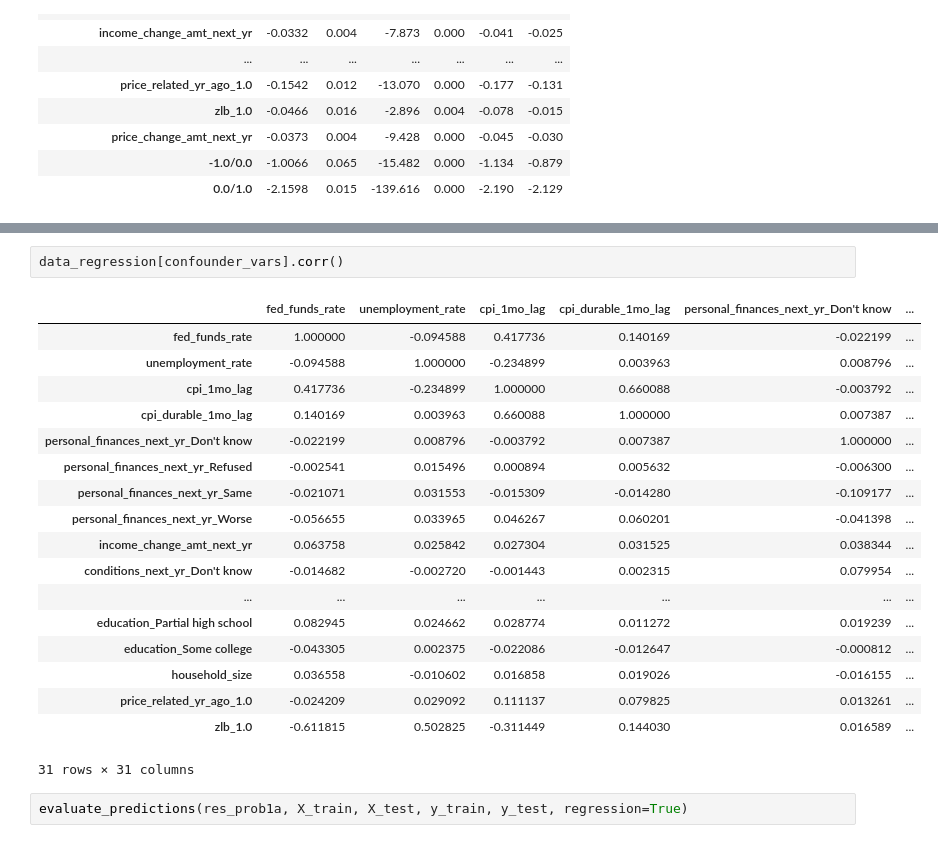
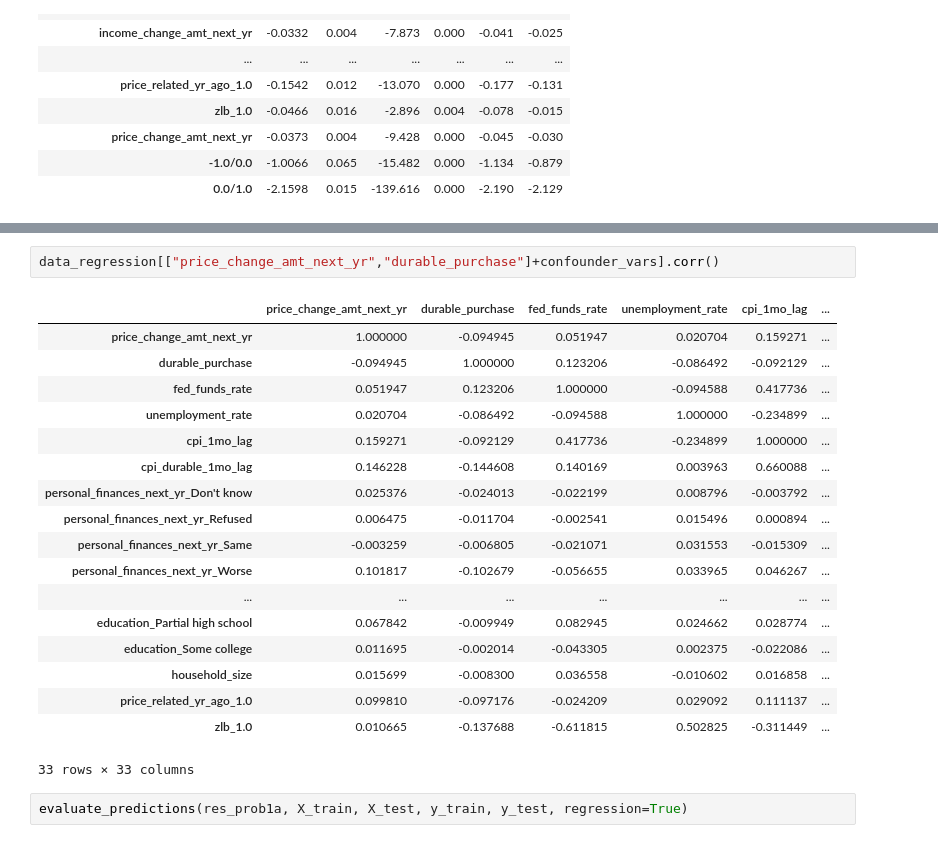
Before and after one commit to Wesley-Janson/stat27420_final_project, a Jupyter notebook: models.ipynb, the cells around one changed output, grey strips where cells are left out. Cells and saved outputs as stored; diff of their text form.

Commit message:
added corr tables we had deleted

```diff
--- a/models.ipynb
+++ b/models.ipynb
@@ -108,24 +114,24 @@ OrderedModel Results
 # %%
-data_regression[confounder_vars].corr()
+data_regression[["price_change_amt_next_yr","durable_purchase"]+confounder_vars].corr()
 # %% [output]
-|  | fed_funds_rate | unemployment_rate | cpi_1mo_lag | cpi_durable_1mo_lag | personal_finances_next_yr_Don't know | ... |
-| fed_funds_rate | 1.000000 | -0.094588 | 0.417736 | 0.140169 | -0.022199 | ... |
-| unemployment_rate | -0.094588 | 1.000000 | -0.234899 | 0.003963 | 0.008796 | ... |
-| cpi_1mo_lag | 0.417736 | -0.234899 | 1.000000 | 0.660088 | -0.003792 | ... |
-| cpi_durable_1mo_lag | 0.140169 | 0.003963 | 0.660088 | 1.000000 | 0.007387 | ... |
-| personal_finances_next_yr_Don't know | -0.022199 | 0.008796 | -0.003792 | 0.007387 | 1.000000 | ... |
-| personal_finances_next_yr_Refused | -0.002541 | 0.015496 | 0.000894 | 0.005632 | -0.006300 | ... |
-| personal_finances_next_yr_Same | -0.021071 | 0.031553 | -0.015309 | -0.014280 | -0.109177 | ... |
-| personal_finances_next_yr_Worse | -0.056655 | 0.033965 | 0.046267 | 0.060201 | -0.041398 | ... |
-| income_change_amt_next_yr | 0.063758 | 0.025842 | 0.027304 | 0.031525 | 0.038344 | ... |
-| conditions_next_yr_Don't know | -0.014682 | -0.002720 | -0.001443 | 0.002315 | 0.079954 | ... |
+|  | price_change_amt_next_yr | durable_purchase | fed_funds_rate | unemployment_rate | cpi_1mo_lag | ... |
+| price_change_amt_next_yr | 1.000000 | -0.094945 | 0.051947 | 0.020704 | 0.159271 | ... |
+| durable_purchase | -0.094945 | 1.000000 | 0.123206 | -0.086492 | -0.092129 | ... |
+| fed_funds_rate | 0.051947 | 0.123206 | 1.000000 | -0.094588 | 0.417736 | ... |
+| unemployment_rate | 0.020704 | -0.086492 | -0.094588 | 1.000000 | -0.234899 | ... |
+| cpi_1mo_lag | 0.159271 | -0.092129 | 0.417736 | -0.234899 | 1.000000 | ... |
+| cpi_durable_1mo_lag | 0.146228 | -0.144608 | 0.140169 | 0.003963 | 0.660088 | ... |
+| personal_finances_next_yr_Don't know | 0.025376 | -0.024013 | -0.022199 | 0.008796 | -0.003792 | ... |
+| personal_finances_next_yr_Refused | 0.006475 | -0.011704 | -0.002541 | 0.015496 | 0.000894 | ... |
+| personal_finances_next_yr_Same | -0.003259 | -0.006805 | -0.021071 | 0.031553 | -0.015309 | ... |
+| personal_finances_next_yr_Worse | 0.101817 | -0.102679 | -0.056655 | 0.033965 | 0.046267 | ... |
 | ... | ... | ... | ... | ... | ... | ... |
-| education_Partial high school | 0.082945 | 0.024662 | 0.028774 | 0.011272 | 0.019239 | ... |
-| education_Some college | -0.043305 | 0.002375 | -0.022086 | -0.012647 | -0.000812 | ... |
-| household_size | 0.036558 | -0.010602 | 0.016858 | 0.019026 | -0.016155 | ... |
-| price_related_yr_ago_1.0 | -0.024209 | 0.029092 | 0.111137 | 0.079825 | 0.013261 | ... |
-| zlb_1.0 | -0.611815 | 0.502825 | -0.311449 | 0.144030 | 0.016589 | ... |
+| education_Partial high school | 0.067842 | -0.009949 | 0.082945 | 0.024662 | 0.028774 | ... |
+| education_Some college | 0.011695 | -0.002014 | -0.043305 | 0.002375 | -0.022086 | ... |
+| household_size | 0.015699 | -0.008300 | 0.036558 | -0.010602 | 0.016858 | ... |
+| price_related_yr_ago_1.0 | 0.099810 | -0.097176 | -0.024209 | 0.029092 | 0.111137 | ... |
+| zlb_1.0 | 0.010665 | -0.137688 | -0.611815 | 0.502825 | -0.311449 | ... |
-31 rows × 31 columns
+33 rows × 33 columns
 # %%
 evaluate_predictions(res_prob1a, X_train, X_test, y_train, y_test, regression=True)
 # %% [output]
```
Also changed, not shown: parts of 3 cells of this notebook.
